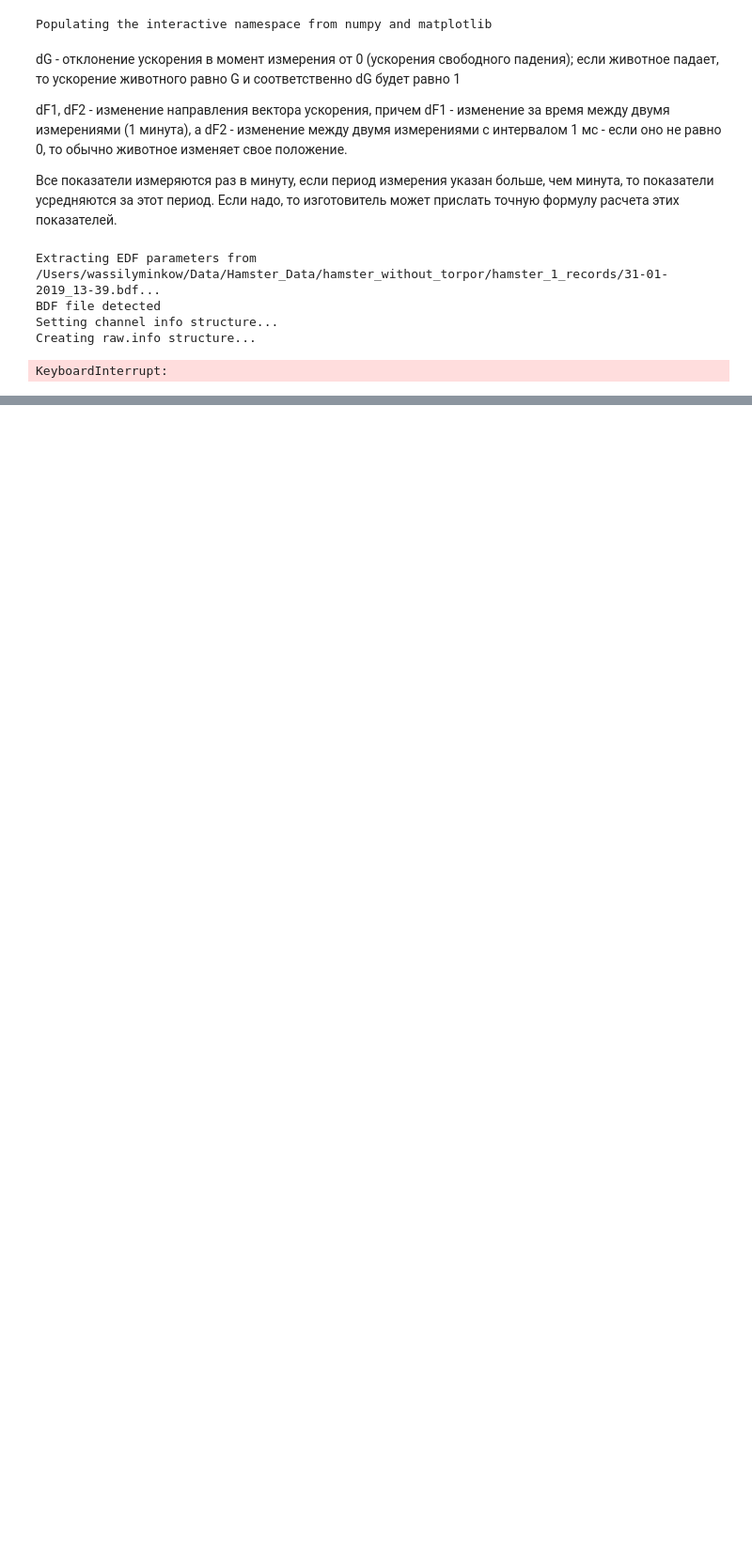
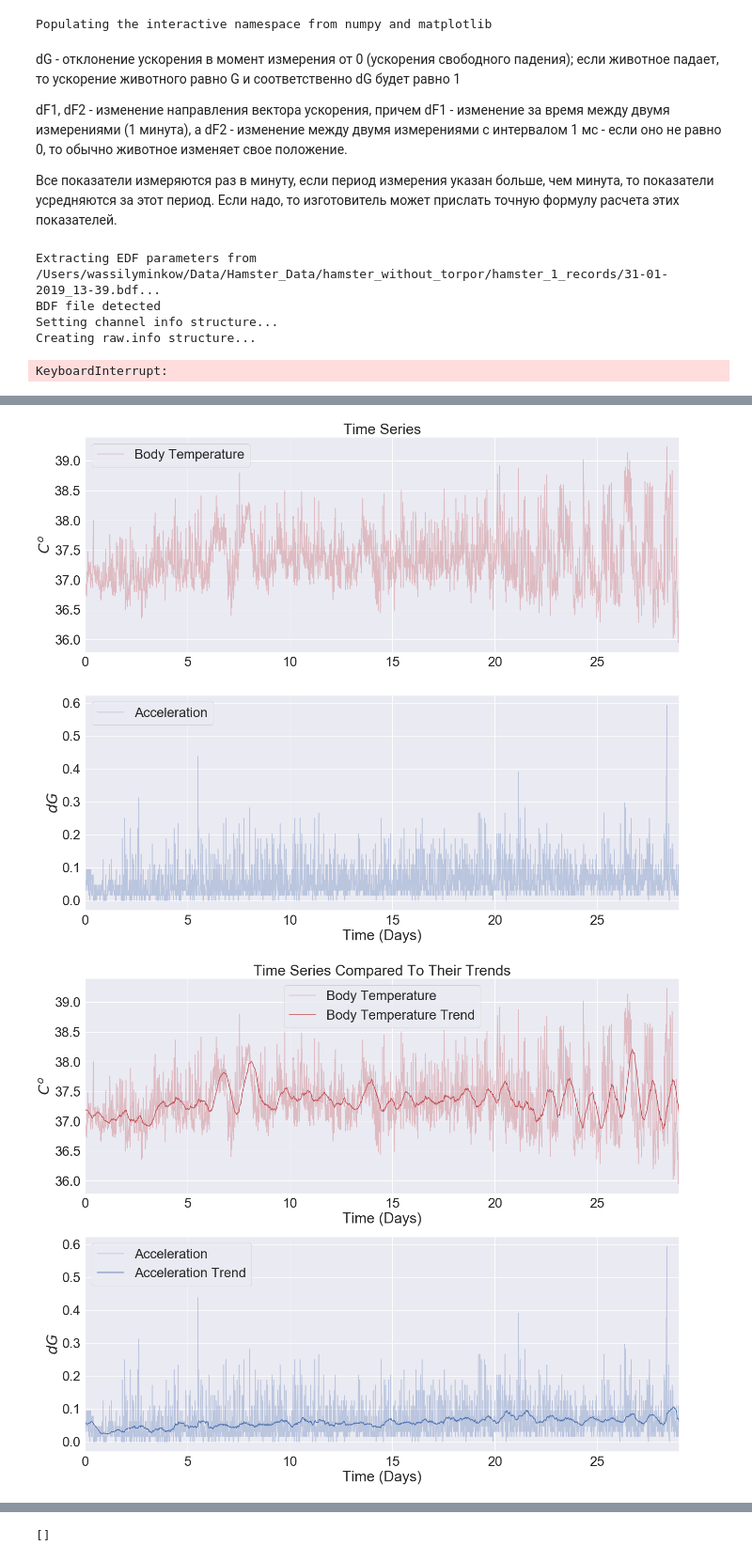
Before and after one commit to BasilMinkov/Jupyter-Notebooks, a Jupyter notebook: neuroscience/HamsterWithoutTorpor.ipynb, the cells around one changed output, grey strips where cells are left out. Shown at 94% size. Saved outputs shown, nothing was run; the diff lists cells and outputs as text; code cells hidden in the pictures; blank space fills up the shorter version.

```diff
--- a/neuroscience/HamsterWithoutTorpor.ipynb
+++ b/neuroscience/HamsterWithoutTorpor.ipynb
@@ -112,8 +112,8 @@ Creating raw.info structure...
 KeyboardInterrupt:
 # %%
 gap = 6*12
-temperature = np.asanyarray(((data["dG"]).rolling(gap).mean().dropna()))
-acceleration = np.asanyarray(((data["T"]).rolling(gap).mean().dropna()))
+acceleration = np.asanyarray(((data["dG"]).rolling(gap).mean().dropna()))
+temperature = np.asanyarray(((data["T"]).rolling(gap).mean().dropna()))
 time_array = np.asanyarray(data.index[:temperature.shape[0]])/6/24
 # %%
 z = moving_correlation(time_array, temperature, acceleration, gap=6*12)
@@ -140,0 +126,59 @@ plt.plot()
+# %%
+subplot(2,1,1)
+plot(time_array, data['T'][gap-1:], "r", alpha=0.3, label="Body Temperature")
+title("Time Series")
+ylabel(r"$C^o$")
+# xlabel("Time (Days)")
+legend(loc="best")
+plt.xlim([0, 29])
+
+subplot(2,1,2)
+plot(time_array, data['dG'][gap-1:], "b", alpha=0.3, label=r"Acceleration")
+ylabel(r"$dG$")
+xlabel("Time (Days)")
+legend(loc="best")
+plt.xlim([0, 29])
+show()
+
+subplot(2,1,1)
+plot(time_array, data['T'][gap-1:], "r", alpha=0.3, label="Body Temperature")
+plot(time_array, temperature, "r", label="Body Temperature Trend")
+title("Time Series Compared To Their Trends")
+ylabel(r"$C^o$")
+xlabel("Time (Days)")
+legend(loc="best")
+plt.xlim([0, 29])
+
+subplot(2,1,2)
+plot(time_array, data['dG'][gap-1:], "b", alpha=0.3, label=r"Acceleration")
+plot(time_array, acceleration, "b", label=r"Acceleration Trend")
+ylabel(r"$dG$")
+xlabel("Time (Days)")
+legend(loc="best")
+plt.xlim([0, 29])
+show()
+
+plt.plot(time_array, standardize(temperature), 'r', label="Body Temperature Trend")
+plt.plot(time_array, standardize(acceleration), 'b', label=r"Acceleration Trend")
+plt.title("Body Temperature And Acceleration Trends")
+plt.ylabel("Standartized Values")
+plt.xlabel("Time (Days)")
+plt.legend(loc="best")
+plt.xlim([0, 29])
+plt.plot()
+show()
+
+fill_between(z[2][1][:], tech*top, tech*bottom, alpha=0.5, facecolor="mistyrose", label = "90% > Absolute Spearman Correlation> 85%")
+fill_between(z[1][1][:], tech*top, tech*bottom, alpha=0.5, facecolor="lemonchiffon", label = "95% > Absolute Spearman Correlation > 90 %")
+fill_between(z[0][1][:], tech*top, tech*bottom, alpha=0.5, facecolor="lightgreen", label = "Absolute Spearman Correlation > 95 %")
+plot(time_array, standardize(temperature), "r", label="Body Temperature Trend")
+plot(time_array, standardize(acceleration), "b", label="Acceleration Trend")
+title("Body Temperature And Acceleration Trends \nSignificant (p < 1e-6) Moving Correlation (Window = 12 Hours)")
+ylabel("Standartized Values")
+xlabel("Time (Days)")
+legend(loc="best")
+xlim([0, 29])
+plot()
+# %% [output]
+[figure, added]
+[figure, added]
@@ -140,0 +186 @@ plt.plot()
+[]
```
Also changed, not shown: parts of 5 cells of this notebook, 4 other files.
